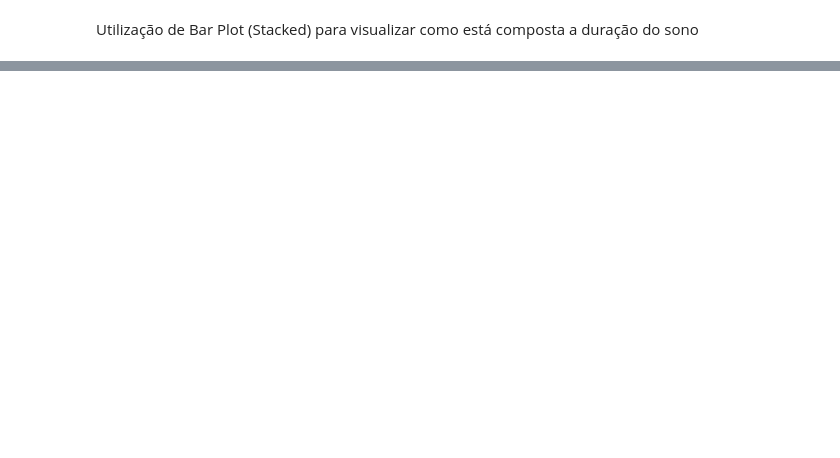
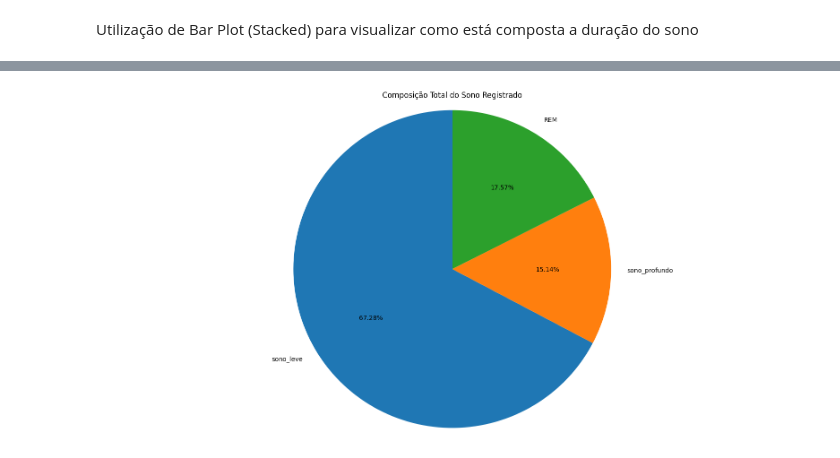
Before and after one commit to kylesonev/sleep_analysis, a Jupyter notebook: notebook/02_eda.ipynb, the cells around one changed output, grey strips where cells are left out. Saved outputs shown, nothing was run; the diff lists cells and outputs as text; code cells hidden in the pictures; blank space fills up the shorter version.

```diff
--- a/notebook/02_eda.ipynb
+++ b/notebook/02_eda.ipynb
@@ -153,17 +156,9 @@ total_sono = data[["sono_leve", "sono_profundo", "REM"]].sum()
 labels = total_sono.index.tolist()
 values = total_sono.values.tolist()
 # %%
-plt.figure(figsize=(16,8))
-plt.pie(
-    values,
-    labels=labels,
-    autopct="%1.2f%%",
-    startangle=90,
-)
-plt.title("Composição Total do Sono Registrado")
-plt.axis("equal")
-plt.tight_layout()
-plt.show()
+criar_pieplot(dataframe=data, values=values, labels=labels)
+# %% [output]
+[figure, added]
 # %%
 ordem = ["segunda-feira", "terça-feira", "quarta-feira", "quinta-feira", "sexta-feira",
          "sábado", "domingo"]
```
Also changed, not shown: parts of 27 cells of this notebook, 1 other file.
